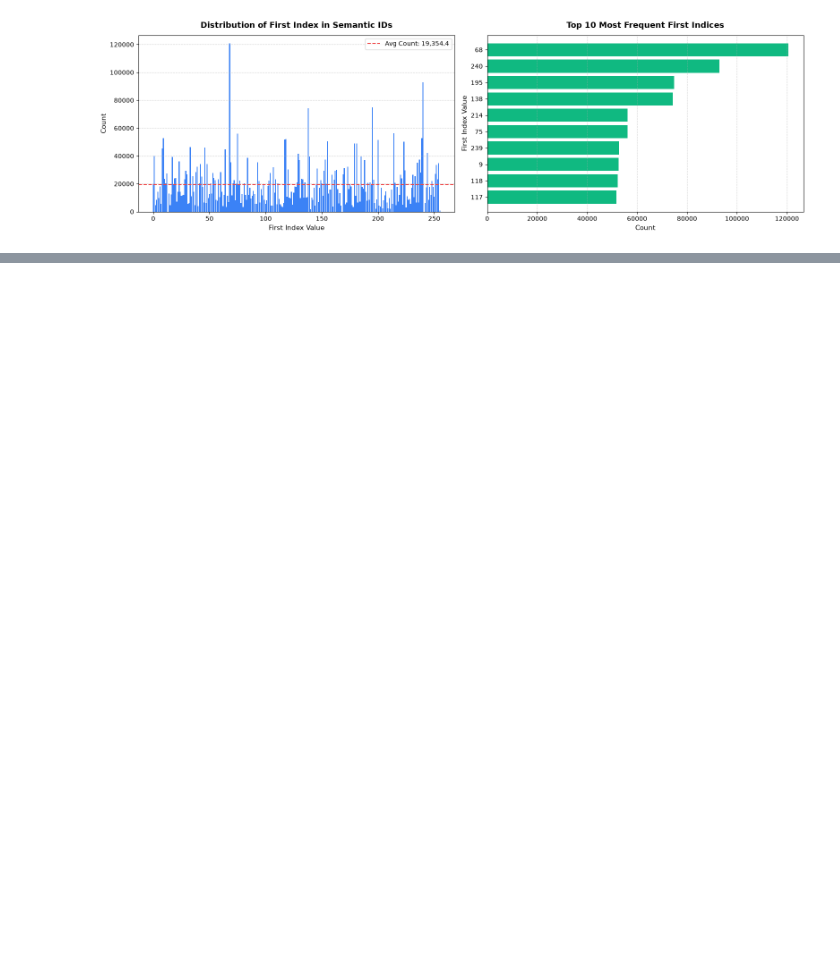
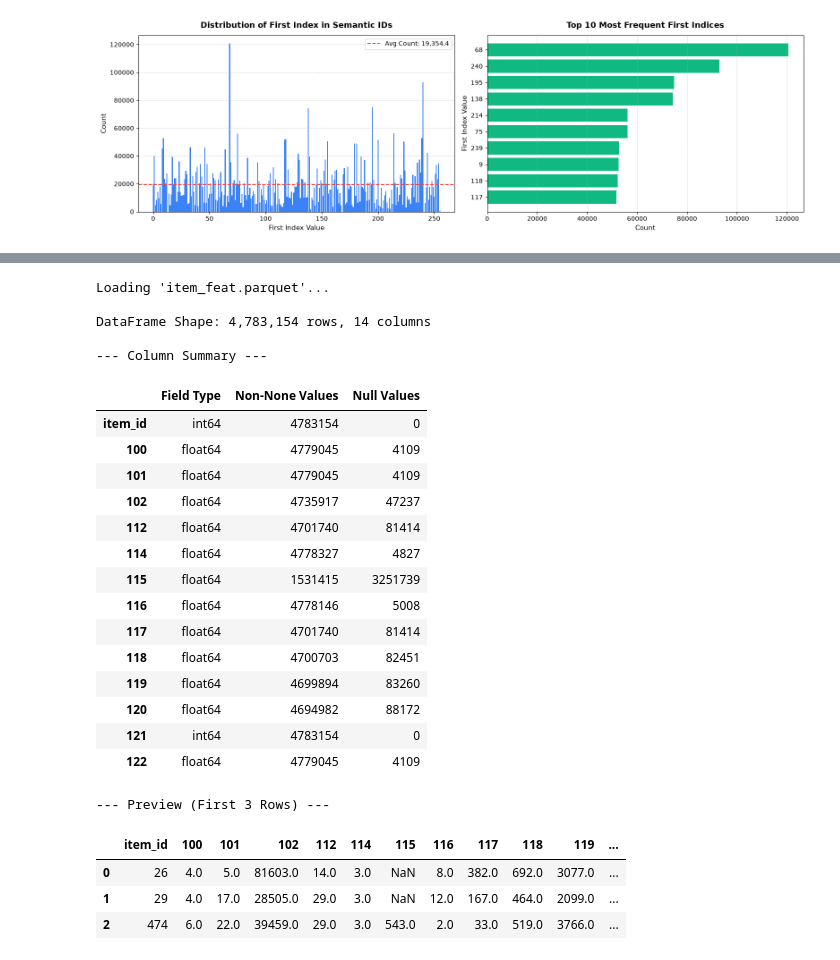
Before and after one commit to keyboard-jo/NZ5-GR, a Jupyter notebook: sid_eda.ipynb, the cells around one changed output, grey strips where cells are left out. Drawn from its saved outputs; the diff is of its cells as text; code cells hidden in the pictures; blank space fills up the shorter version.

```diff
--- a/sid_eda.ipynb
+++ b/sid_eda.ipynb
@@ -205,0 +383,45 @@ plt.show()
+# %%
+parquet_path = Path("data/item_feat.parquet")
+
+print(f"Loading '{parquet_path.name}'...")
+item_feat_df = pd.read_parquet(parquet_path)
+
+print(f"\nDataFrame Shape: {item_feat_df.shape[0]:,} rows, {item_feat_df.shape[1]} columns")
+
+# Summary of columns, types, and non-null counts
+print("\n--- Column Summary ---")
+summary_df = pd.DataFrame({
+    "Field Type": item_feat_df.dtypes.astype(str),
+    "Non-None Values": item_feat_df.notnull().sum(),
+    "Null Values": item_feat_df.isnull().sum()
+})
+display(summary_df)
+
+print("\n--- Preview (First 3 Rows) ---")
+display(item_feat_df.head(3))
+# %% [output]
+Loading 'item_feat.parquet'...
+
+DataFrame Shape: 4,783,154 rows, 14 columns
+
+--- Column Summary ---
+|  | Field Type | Non-None Values | Null Values |
+| item_id | int64 | 4783154 | 0 |
+| 100 | float64 | 4779045 | 4109 |
+| 101 | float64 | 4779045 | 4109 |
+| 102 | float64 | 4735917 | 47237 |
+| 112 | float64 | 4701740 | 81414 |
+| 114 | float64 | 4778327 | 4827 |
+| 115 | float64 | 1531415 | 3251739 |
+| 116 | float64 | 4778146 | 5008 |
+| 117 | float64 | 4701740 | 81414 |
+| 118 | float64 | 4700703 | 82451 |
+| 119 | float64 | 4699894 | 83260 |
+| 120 | float64 | 4694982 | 88172 |
+| 121 | int64 | 4783154 | 0 |
+| 122 | float64 | 4779045 | 4109 |
+--- Preview (First 3 Rows) ---
+|  | item_id | 100 | 101 | 102 | 112 | 114 | 115 | 116 | 117 | 118 | 119 | ... |
+| 0 | 26 | 4.0 | 5.0 | 81603.0 | 14.0 | 3.0 | NaN | 8.0 | 382.0 | 692.0 | 3077.0 | ... |
+| 1 | 29 | 4.0 | 17.0 | 28505.0 | 29.0 | 3.0 | NaN | 12.0 | 167.0 | 464.0 | 2099.0 | ... |
+| 2 | 474 | 6.0 | 22.0 | 39459.0 | 29.0 | 3.0 | 543.0 | 2.0 | 33.0 | 519.0 | 3766.0 | ... |
```
Also changed, not shown: parts of 16 cells of this notebook, 4 other files.
